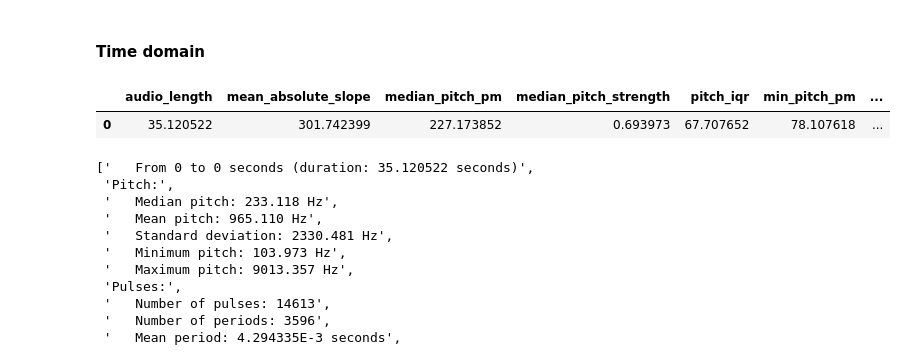
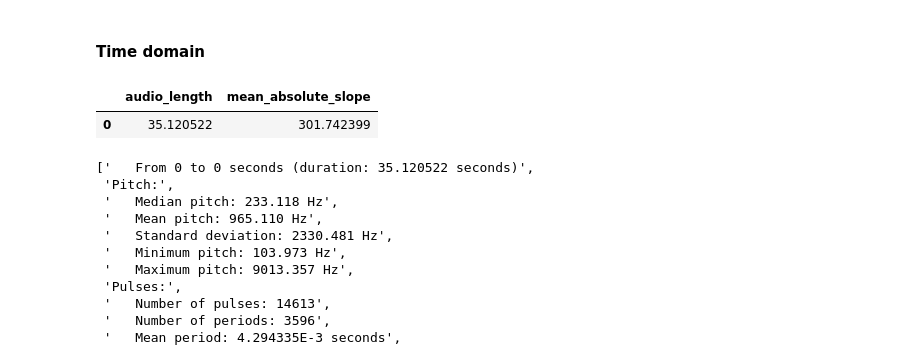
Before and after one commit to OTOTOTO02/Data-Science-Lab-process-and-methods-2024-25-WInter-Assignment, a Jupyter notebook: main.ipynb, the cells around one changed output. Drawn from its saved outputs; the diff is of its cells as text; code cells hidden in the pictures.

```diff
--- a/main.ipynb
+++ b/main.ipynb
@@ -61,7 +61,7 @@ AUDIOS_EVALUATION_CLEANED = "Dataset/audios_evaluation_cleaned/"
 
 COMPUTE_ALL = False
 
-N_MFCC = 20
+N_MFCC = 35
 FREQ_BIN = 32
 
 precisionLog = {
@@ -532,10 +532,10 @@ def tabular_data_distribution():
 step3_log_dev_df = step3_dev_df.copy()
 step3_log_eval_df = step3_eval_df.copy()
 
-# for i, toSub in zip(precisionLog.keys(), [1, 0, 0, 1, 1, 1, 1, 1, 0, 0]):
-#     if toSub == 1:
-#         step3_log_dev_df.loc[:, i] = np.log10(step3_dev_df.loc[:, i])
-#         step3_log_eval_df.loc[:, i] = np.log10(step3_eval_df.loc[:, i])
+for i, toSub in zip(precisionLog.keys(), [1, 0, 0, 1, 1, 1, 1, 1, 0, 0]):
+    if toSub == 1:
+        step3_log_dev_df.loc[:, i] = np.log10(step3_dev_df.loc[:, i])
+        step3_log_eval_df.loc[:, i] = np.log10(step3_eval_df.loc[:, i])
 # %% [markdown]
 ## Correlation
 # %%
@@ -734,7 +734,10 @@ abs(
 # %% [output]
 np.float64(10.990025811750575)
 # %%
-y_eval_pred = forest.predict(step3_log_norm_eval_df.values)
+complete_forest = RandomForestRegressor(n_jobs=5, random_state=341967)
+complete_forest.fit(step3_log_norm_dev_df.values, ages_df.values)
+
+y_eval_pred = complete_forest.predict(step3_log_norm_eval_df.values)
 
 with open("results.csv", "w") as fout:
     fout.write("Id,Predicted\n")
@@ -968,8 +971,8 @@ def plot_audio(y:np.ndarray, sr:float, time=False, freq=False, spectrogram=False
 
         return y_mel, y_mel_db
     if mfcc:
-        # y_mfccs = librosa.feature.mfcc(y=y, sr=sr, n_mfcc=n_mfcc)
-        y_mfccs = y.to_mfcc(number_of_coefficients=N_MFCC-1).to_array()
+        y_mfccs = librosa.feature.mfcc(y=y, sr=sr, n_mfcc=N_MFCC)
+        # y_mfccs = y.to_mfcc(number_of_coefficients=N_MFCC-1).to_array()
 
         if plot:
             plt.figure(figsize=(12, 4))
@@ -1023,7 +1026,7 @@ def time_domain(dir, audio, plot=False):
         0.0,
         index=[audio_id],
         columns=[
-            'audio_length', 'mean_absolute_slope', 'median_pitch_pm', 'median_pitch_strength', 'pitch_iqr'
+            'audio_length', 'mean_absolute_slope'
         ]
     )
 
@@ -1036,40 +1039,40 @@ def time_domain(dir, audio, plot=False):
     median_pitch_i = np.argmin(abs(y['frequency'] - median_pitch))
 
     median_pitch_strength = y['strength'][median_pitch_i]
 
     pitch_iqr = scipy.stats.iqr(y['frequency'])
 
     mean_absolute_slope = pitch.get_mean_absolute_slope()
     voiced_frames = pitch.count_voiced_frames()
     number_of_frames = pitch.get_number_of_frames()
     min_pitch = np.min(y['frequency'])
     max_pitch = np.max(y['frequency'])
     # print(pitch.info())
 
     # display(mean_absolute_slope, voiced_frames, number_of_frames)
     # print(features.all_temporal_features(y.values[0], sampling_rate))
 
     sr = sampling_rate
 
     res.loc[audio_id, 'audio_length'] = pitch.duration
     res.loc[audio_id, 'mean_absolute_slope'] = mean_absolute_slope
-    res.loc[audio_id, 'median_pitch_pm'] = median_pitch
-    res.loc[audio_id, 'median_pitch_strength'] = median_pitch_strength
-    res.loc[audio_id, 'pitch_iqr'] = pitch_iqr
-    res.loc[audio_id, 'min_pitch_pm'] = min_pitch
-    res.loc[audio_id, 'max_pitch_pm'] = max_pitch
+    # res.loc[audio_id, 'median_pitch_pm'] = median_pitch
+    # res.loc[audio_id, 'median_pitch_strength'] = median_pitch_strength
+    # res.loc[audio_id, 'pitch_iqr'] = pitch_iqr
+    # res.loc[audio_id, 'min_pitch_pm'] = min_pitch
+    # res.loc[audio_id, 'max_pitch_pm'] = max_pitch
 
     if plot:
         plot_audio(y, sr, time=True, plot=plot)
 
         print(f"Audio: {audio_id}")
         print(f"Length: {pitch.duration}")
     return res
 
 time_domain(AUDIOS_DEVELOPMENT, audio_dev[0])
 # %% [output]
-|  | audio_length | mean_absolute_slope | median_pitch_pm | median_pitch_strength | pitch_iqr | min_pitch_pm | ... |
-| 0 | 35.120522 | 301.742399 | 227.173852 | 0.693973 | 67.707652 | 78.107618 | ... |
+|  | audio_length | mean_absolute_slope |
+| 0 | 35.120522 | 301.742399 |
 # %%
 sound = parselmouth.Sound(AUDIOS_DEVELOPMENT+audio_dev[0])
 pitch = call(sound, "To Pitch", 0.0, 100, 9000)
```
Also changed, not shown: parts of 22 cells of this notebook, 4 other files.
